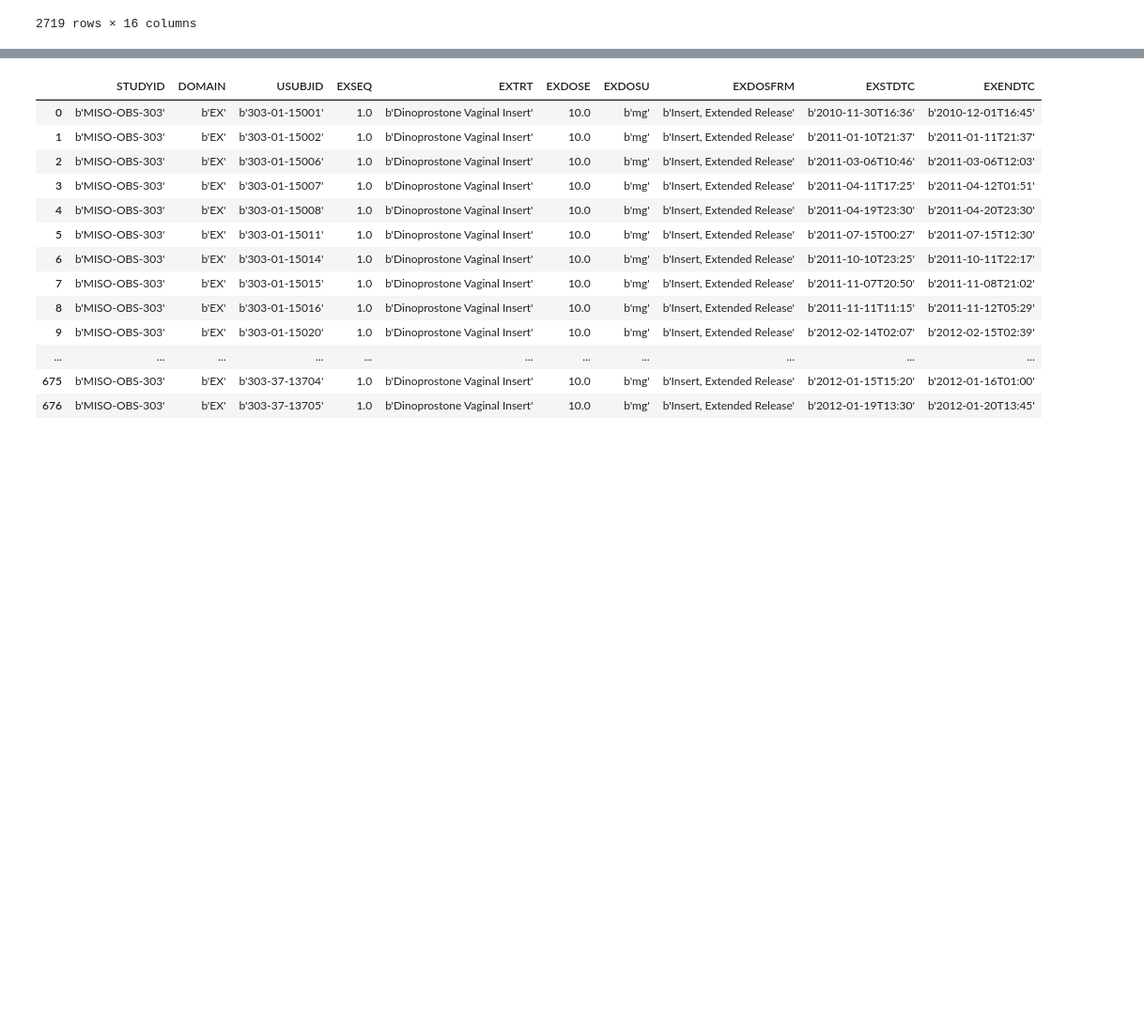
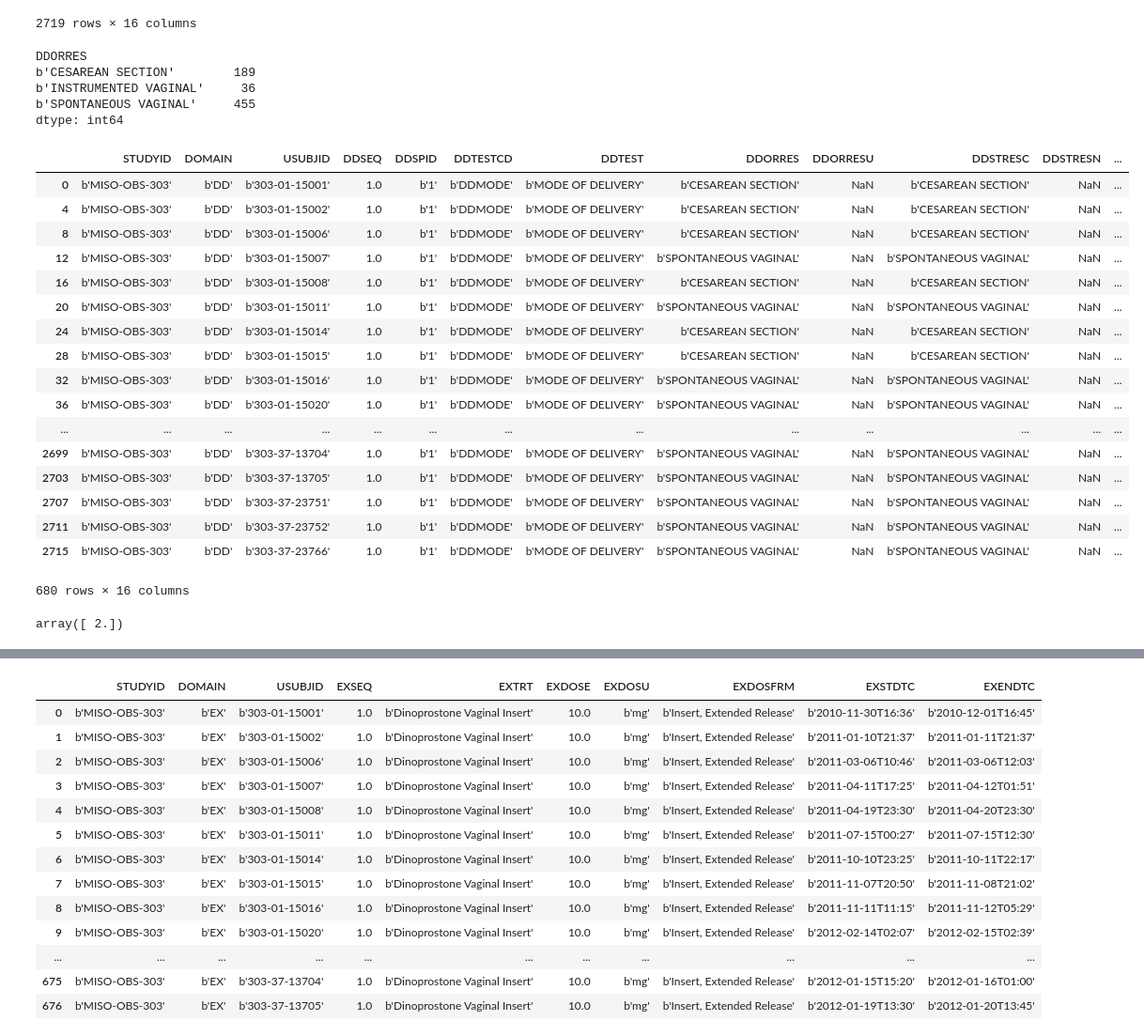
Before and after one commit to jzhao0802/ferring, a Jupyter notebook: 00_raw_data_processing/01_explore_data_with_data_explorer.ipynb, the cells around one changed output, grey strips where cells are left out. Shown at 94% size. Cells and saved outputs as stored; diff of their text form; code cells hidden in the pictures; blank space fills up the shorter version.

```diff
--- a/00_raw_data_processing/01_explore_data_with_data_explorer.ipynb
+++ b/00_raw_data_processing/01_explore_data_with_data_explorer.ipynb
@@ -76,6 +76,40 @@ explorer_303.get_data(filename='dd.sas7bdat')
 | 2717 | b'MISO-OBS-303' | b'DD' | b'303-37-23766' | 3.0 | b'3' | b'DD1SCORE' | b'APGAR SCORE 1 MINUTE' | b'8' | NaN | b'8' | 8.0 | ... |
 | 2718 | b'MISO-OBS-303' | b'DD' | b'303-37-23766' | 4.0 | b'4' | b'DD5SCORE' | b'APGAR SCORE 5 MINUTE' | b'9' | NaN | b'9' | 9.0 | ... |
 2719 rows × 16 columns
+# %%
+dd = explorer_303.get_data(filename='dd.sas7bdat')
+dd[dd['DDTEST']==b'MODE OF DELIVERY'].groupby('DDORRES').size()
+# %% [output]
+DDORRES
+b'CESAREAN SECTION'        189
+b'INSTRUMENTED VAGINAL'     36
+b'SPONTANEOUS VAGINAL'     455
+dtype: int64
+# %%
+dd[dd['DDTEST']==b'MODE OF DELIVERY']
+# %% [output]
+|  | STUDYID | DOMAIN | USUBJID | DDSEQ | DDSPID | DDTESTCD | DDTEST | DDORRES | DDORRESU | DDSTRESC | DDSTRESN | ... |
+| 0 | b'MISO-OBS-303' | b'DD' | b'303-01-15001' | 1.0 | b'1' | b'DDMODE' | b'MODE OF DELIVERY' | b'CESAREAN SECTION' | NaN | b'CESAREAN SECTION' | NaN | ... |
+| 4 | b'MISO-OBS-303' | b'DD' | b'303-01-15002' | 1.0 | b'1' | b'DDMODE' | b'MODE OF DELIVERY' | b'CESAREAN SECTION' | NaN | b'CESAREAN SECTION' | NaN | ... |
+| 8 | b'MISO-OBS-303' | b'DD' | b'303-01-15006' | 1.0 | b'1' | b'DDMODE' | b'MODE OF DELIVERY' | b'CESAREAN SECTION' | NaN | b'CESAREAN SECTION' | NaN | ... |
+| 12 | b'MISO-OBS-303' | b'DD' | b'303-01-15007' | 1.0 | b'1' | b'DDMODE' | b'MODE OF DELIVERY' | b'SPONTANEOUS VAGINAL' | NaN | b'SPONTANEOUS VAGINAL' | NaN | ... |
+| 16 | b'MISO-OBS-303' | b'DD' | b'303-01-15008' | 1.0 | b'1' | b'DDMODE' | b'MODE OF DELIVERY' | b'CESAREAN SECTION' | NaN | b'CESAREAN SECTION' | NaN | ... |
+| 20 | b'MISO-OBS-303' | b'DD' | b'303-01-15011' | 1.0 | b'1' | b'DDMODE' | b'MODE OF DELIVERY' | b'SPONTANEOUS VAGINAL' | NaN | b'SPONTANEOUS VAGINAL' | NaN | ... |
+| 24 | b'MISO-OBS-303' | b'DD' | b'303-01-15014' | 1.0 | b'1' | b'DDMODE' | b'MODE OF DELIVERY' | b'CESAREAN SECTION' | NaN | b'CESAREAN SECTION' | NaN | ... |
+| 28 | b'MISO-OBS-303' | b'DD' | b'303-01-15015' | 1.0 | b'1' | b'DDMODE' | b'MODE OF DELIVERY' | b'CESAREAN SECTION' | NaN | b'CESAREAN SECTION' | NaN | ... |
+| 32 | b'MISO-OBS-303' | b'DD' | b'303-01-15016' | 1.0 | b'1' | b'DDMODE' | b'MODE OF DELIVERY' | b'SPONTANEOUS VAGINAL' | NaN | b'SPONTANEOUS VAGINAL' | NaN | ... |
+| 36 | b'MISO-OBS-303' | b'DD' | b'303-01-15020' | 1.0 | b'1' | b'DDMODE' | b'MODE OF DELIVERY' | b'SPONTANEOUS VAGINAL' | NaN | b'SPONTANEOUS VAGINAL' | NaN | ... |
+| ... | ... | ... | ... | ... | ... | ... | ... | ... | ... | ... | ... | ... |
+| 2699 | b'MISO-OBS-303' | b'DD' | b'303-37-13704' | 1.0 | b'1' | b'DDMODE' | b'MODE OF DELIVERY' | b'SPONTANEOUS VAGINAL' | NaN | b'SPONTANEOUS VAGINAL' | NaN | ... |
+| 2703 | b'MISO-OBS-303' | b'DD' | b'303-37-13705' | 1.0 | b'1' | b'DDMODE' | b'MODE OF DELIVERY' | b'SPONTANEOUS VAGINAL' | NaN | b'SPONTANEOUS VAGINAL' | NaN | ... |
+| 2707 | b'MISO-OBS-303' | b'DD' | b'303-37-23751' | 1.0 | b'1' | b'DDMODE' | b'MODE OF DELIVERY' | b'SPONTANEOUS VAGINAL' | NaN | b'SPONTANEOUS VAGINAL' | NaN | ... |
+| 2711 | b'MISO-OBS-303' | b'DD' | b'303-37-23752' | 1.0 | b'1' | b'DDMODE' | b'MODE OF DELIVERY' | b'SPONTANEOUS VAGINAL' | NaN | b'SPONTANEOUS VAGINAL' | NaN | ... |
+| 2715 | b'MISO-OBS-303' | b'DD' | b'303-37-23766' | 1.0 | b'1' | b'DDMODE' | b'MODE OF DELIVERY' | b'SPONTANEOUS VAGINAL' | NaN | b'SPONTANEOUS VAGINAL' | NaN | ... |
+680 rows × 16 columns
+# %%
+dd[dd['DDTEST']==b'MODE OF DELIVERY']['VISITNUM'].unique()
+# %% [output]
+array([ 2.])
 # %%
 explorer_303.get_data(filename='oh.sas7bdat')
 # %% [output]
```
Also changed, not shown: parts of 4 cells of this notebook, 7 other files.
